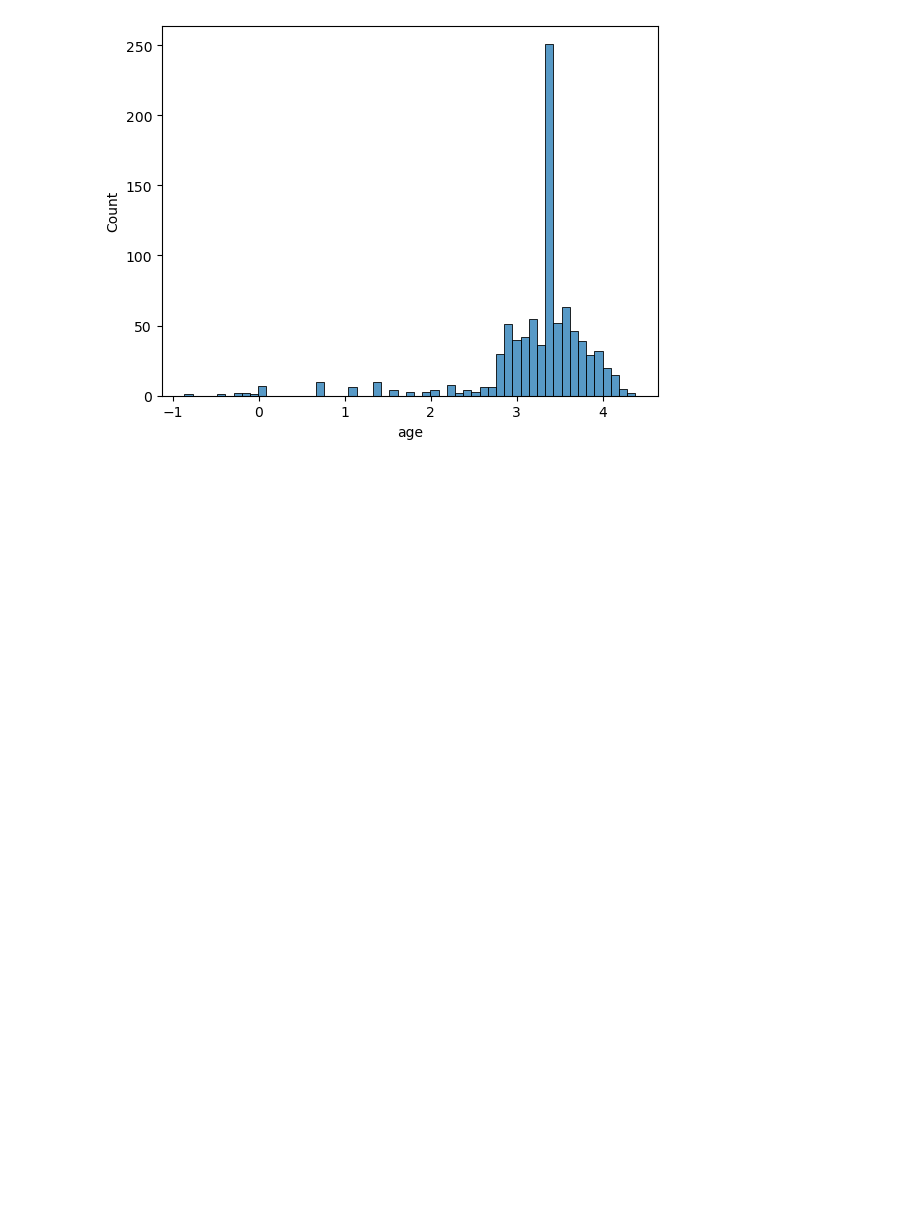
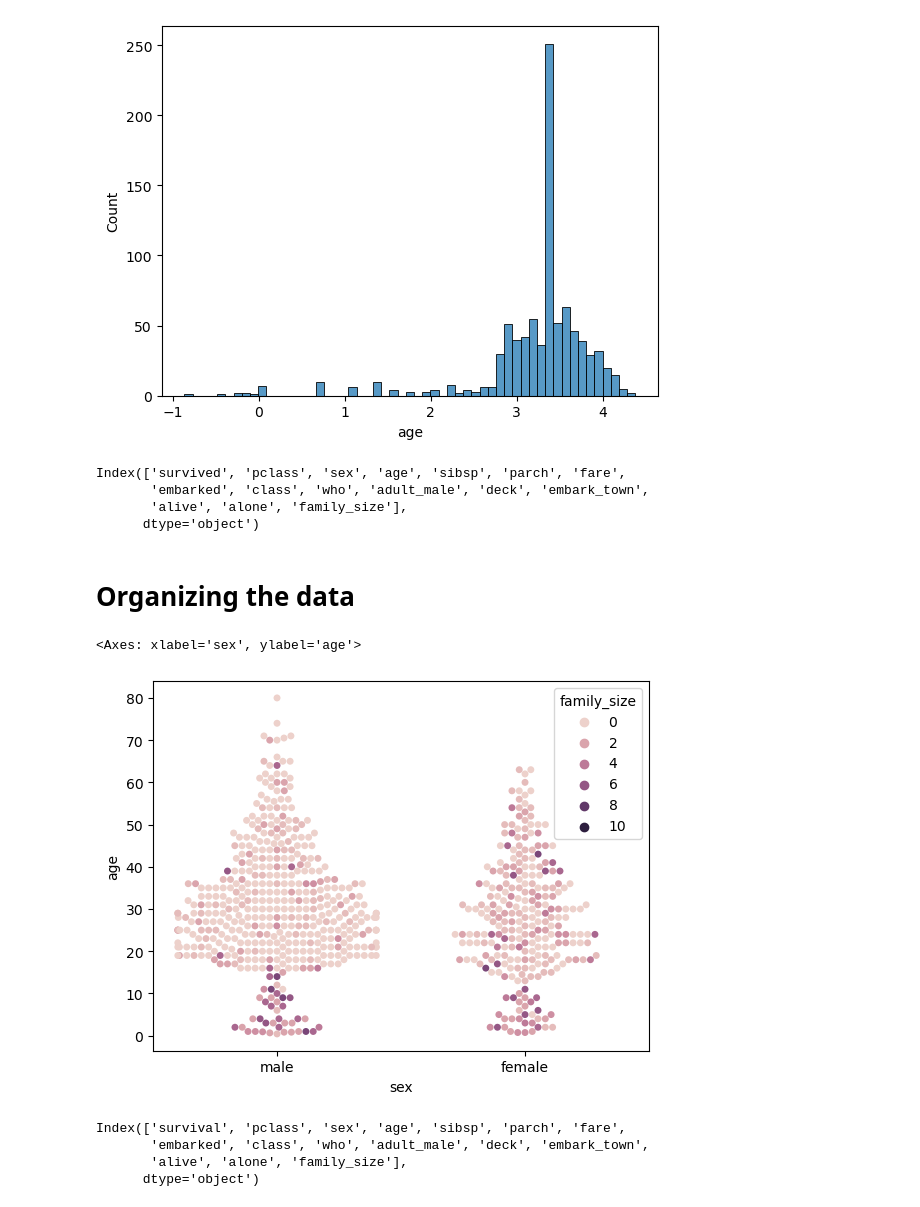
Before and after one commit to Afzalfaizi/python-ka-chilla, a Jupyter notebook: Data Wrangling/data_wrangling_technics.ipynb, the cells around one changed output. Cells and saved outputs as stored; diff of their text form; code cells hidden in the pictures; blank space fills up the shorter version.

Commit message:
Organizing data

```diff
--- a/Data Wrangling/data_wrangling_technics.ipynb
+++ b/Data Wrangling/data_wrangling_technics.ipynb
@@ -296,3 +296,28 @@ sns.histplot(kashti['age'])
 # %% [output]
 <Axes: xlabel='age', ylabel='Count'>
 [figure]
+# %%
+df.columns
+# %% [output]
+Index(['survived', 'pclass', 'sex', 'age', 'sibsp', 'parch', 'fare',
+       'embarked', 'class', 'who', 'adult_male', 'deck', 'embark_town',
+       'alive', 'alone', 'family_size'],
+      dtype='object')
+# %% [markdown]
+# Organizing the data
+# %%
+df['family_size'] = df['sibsp'] + df['parch']
+# %%
+sns.swarmplot(data=df, x="sex", y="age", hue="family_size")
+# %% [output]
+<Axes: xlabel='sex', ylabel='age'>
+[figure, added]
+# %%
+# Renaming of columns
+df = df.rename(columns={"survived": "survival"})
+df.columns
+# %% [output]
+Index(['survival', 'pclass', 'sex', 'age', 'sibsp', 'parch', 'fare',
+       'embarked', 'class', 'who', 'adult_male', 'deck', 'embark_town',
+       'alive', 'alone', 'family_size'],
+      dtype='object')
```
Also changed, not shown: parts of 7 cells of this notebook, 2 other files.
